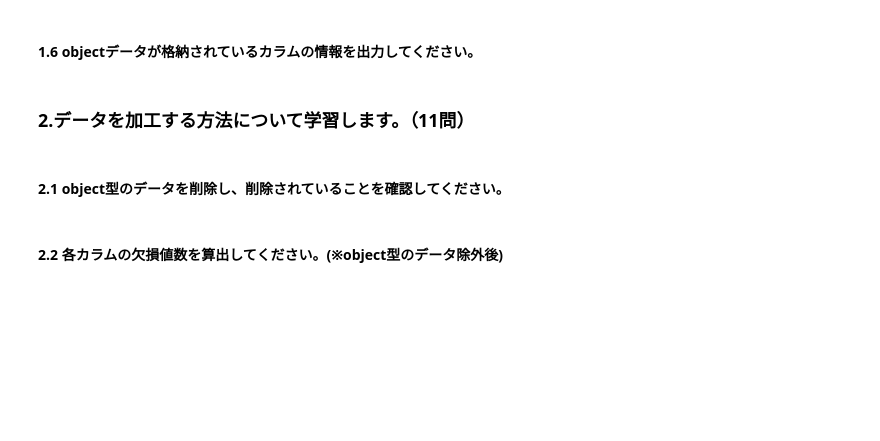
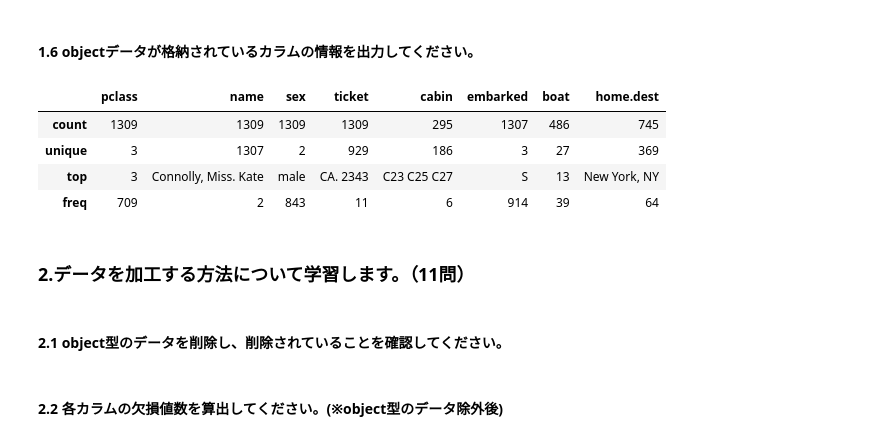
Before and after one commit to narukawamasa/python_smple, a Jupyter notebook: machine_learning_editor.ipynb, the cells around one changed output. Cells and saved outputs as stored; diff of their text form; code cells hidden in the pictures; blank space fills up the shorter version.

```diff
--- a/machine_learning_editor.ipynb
+++ b/machine_learning_editor.ipynb
@@ -87,5 +126,13 @@ print(len(titanic_data.columns))
 # %% [markdown]
 #### 1.6 objectデータが格納されているカラムの情報を出力してください。
+# %%
+titanic_data.describe(exclude='number')
+# %% [output]
+|  | pclass | name | sex | ticket | cabin | embarked | boat | home.dest |
+| count | 1309 | 1309 | 1309 | 1309 | 295 | 1307 | 486 | 745 |
+| unique | 3 | 1307 | 2 | 929 | 186 | 3 | 27 | 369 |
+| top | 3 | Connolly, Miss. Kate | male | CA. 2343 | C23 C25 C27 | S | 13 | New York, NY |
+| freq | 709 | 2 | 843 | 11 | 6 | 914 | 39 | 64 |
 # %% [markdown]
 ### 2.データを加工する方法について学習します。（11問）
 # %% [markdown]
```
Also changed, not shown: parts of 3 cells of this notebook.
